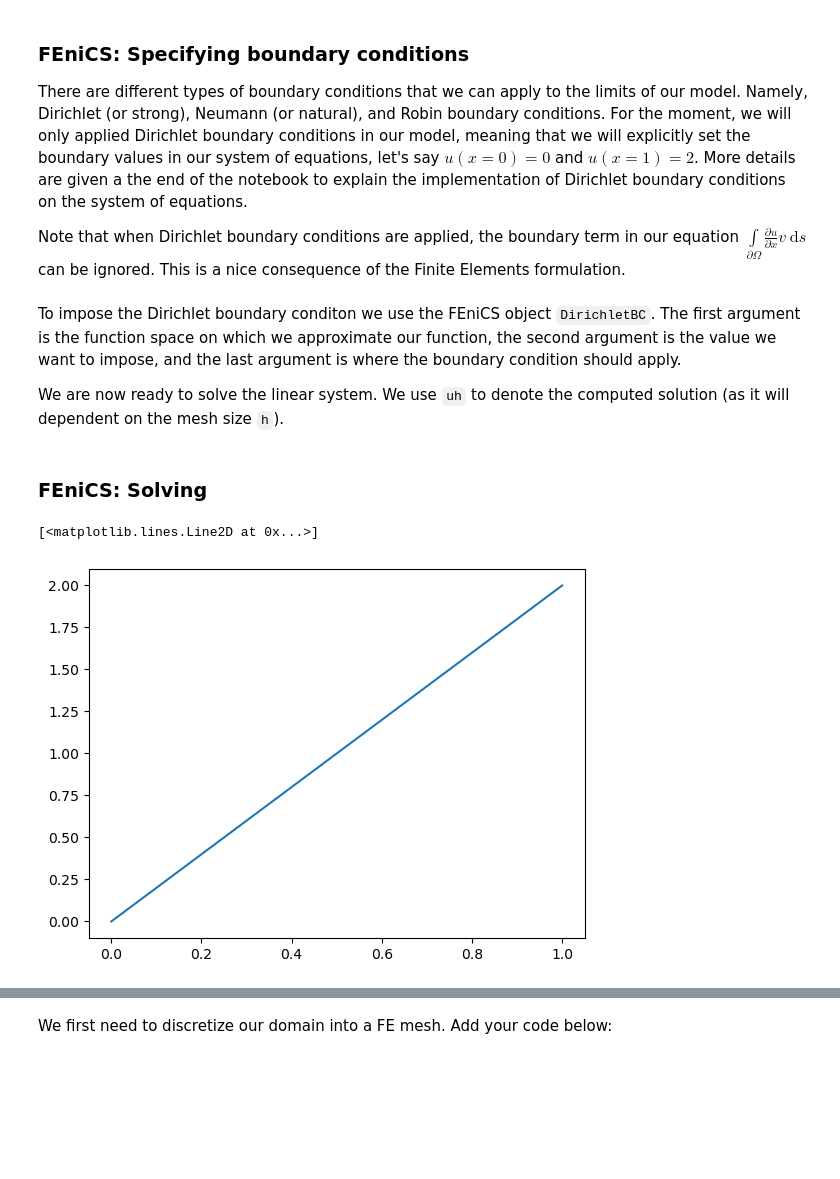
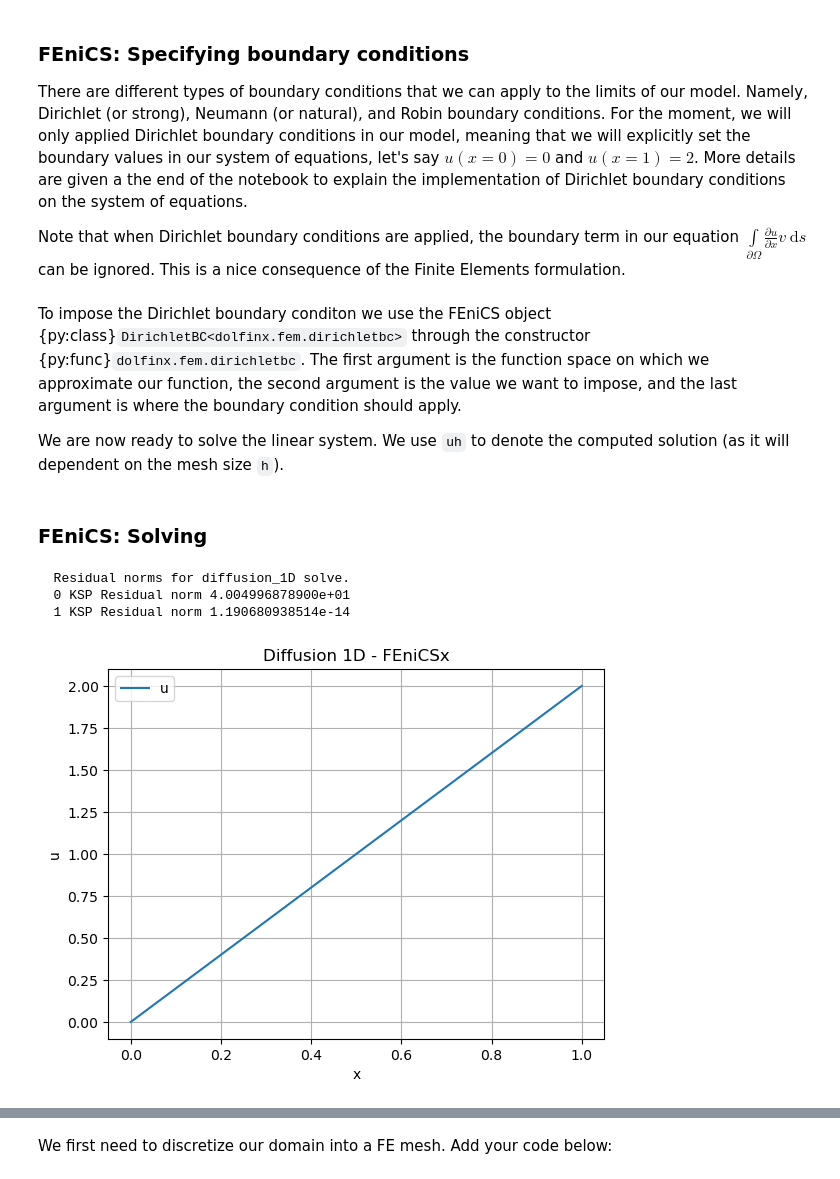
Before and after one commit to Simula-SSCP/SSCP_lectures, a Jupyter notebook: L12 (FEniCS Intro)/L02_FEniCS_Diffusion.ipynb, the cells around one changed output, grey strips where cells are left out. Saved outputs shown, nothing was run; the diff lists cells and outputs as text; code cells hidden in the pictures; blank space fills up the shorter version.

```diff
--- a/L12 (FEniCS Intro)/L02_FEniCS_Diffusion.ipynb
+++ b/L12 (FEniCS Intro)/L02_FEniCS_Diffusion.ipynb
@@ -93 +101,4 @@ W = FunctionSpace(mesh, elem)
+# %%
+
+W = dolfinx.fem.functionspace(mesh, ("Lagrange", 1))
 # %% [markdown]
@@ -123,17 +127,50 @@ bcs = [bc_l, bc_r]   # list of boundary conditions to apply to the problem
+# %%
+import numpy as np
+# Dirichlet boundary conditions
+value_left = dolfinx.fem.Constant(mesh, 0.0)
+value_right = dolfinx.fem.Constant(mesh, 2.0)
+
+dofs_left = dolfinx.fem.locate_dofs_geometrical(W, lambda x: np.isclose(x[0], 0))
+bc_left = dolfinx.fem.dirichletbc(value_left, dofs_left, W)
+
+dofs_right = dolfinx.fem.locate_dofs_geometrical(W, lambda x: np.isclose(x[0], 1))
+bc_right = dolfinx.fem.dirichletbc(value_right, dofs_right, W)
+
+bcs = [bc_left, bc_right]
 # %% [markdown]
-To impose the Dirichlet boundary conditon we use the FEniCS object `DirichletBC`. The first argument is the function space on which we approximate our function, the second argument is the value we want to impose, and the last argument is where the boundary condition should apply.
+To impose the Dirichlet boundary conditon we use the FEniCS object {py:class}`DirichletBC<dolfinx.fem.dirichletbc>` through the constructor {py:func}`dolfinx.fem.dirichletbc`. The first argument is the function space on which we approximate our function, the second argument is the value we want to impose, and the last argument is where the boundary condition should apply.
 
 We are now ready to solve the linear system. We use `uh` to denote the computed solution (as it will dependent on the mesh size `h`).
 # %% [markdown]
 
 ### FEniCS: Solving
-# %%
-uh = Function(W)  # place to store the solution
-solve(a == L, uh, bcs)
-plot(uh)
-# %% [output]
-[<matplotlib.lines.Line2D at 0x...>]
-[figure, removed]
+# %%
+# Solve
+problem = dolfinx.fem.petsc.LinearProblem(a, L, bcs=bcs, petsc_options={"ksp_type": "preonly", "pc_type": "lu", "ksp_error_if_not_converged": True,
+                                                                        "ksp_monitor": None},
+                                                                        petsc_options_prefix="diffusion_1D")
+uh = problem.solve()
+
+# Plot - pyvista
+from dolfinx import plot
+import matplotlib.pyplot as plt
+# Create the grid to plot the mesh
+topology, cell_types, geometry = plot.vtk_mesh(mesh)
+u_grid = pyvista.UnstructuredGrid(topology, cell_types, geometry)
+# Plot solution on the mesh
+u_grid.point_data["u"] = uh.x.array
+fig = plt.figure()
+u_grid.plot_over_line([0, 0, 0], [1, 0, 0], resolution=100, figure=False, show=False, title="Diffusion 1D - FEniCSx")
+plt.xlabel("x")
+plt.gca().lines[-1].set_label("u")
+plt.gca().legend()
+plt.gca().grid(True)
+plt.show()
+# %% [output]
+  Residual norms for diffusion_1D solve.
+  0 KSP Residual norm 4.004996878900e+01
+  1 KSP Residual norm 1.190680938514e-14
+[figure, added]
 # %% [markdown]
 That's it! We have solved a PDE in less than 20 lines of code. That's pretty good value for money. The same procedure can be carried through for more complicated equations as well. Though a bit more code may be required to specify the domains, boundaries and weak forms, the overall structure is still the same:
 
```
Also changed, not shown: parts of 49 cells of this notebook, 6 other files.
